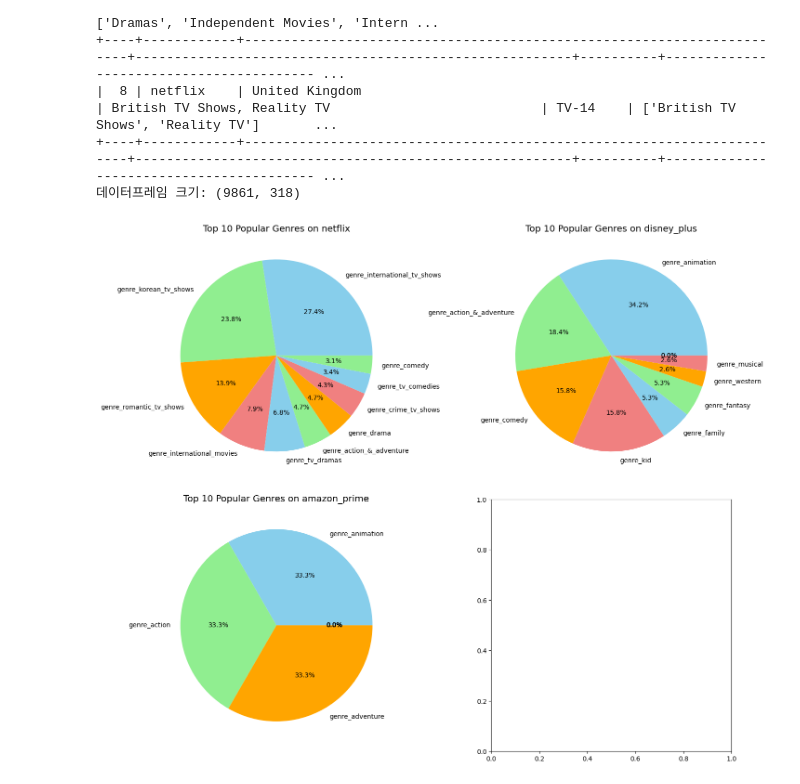
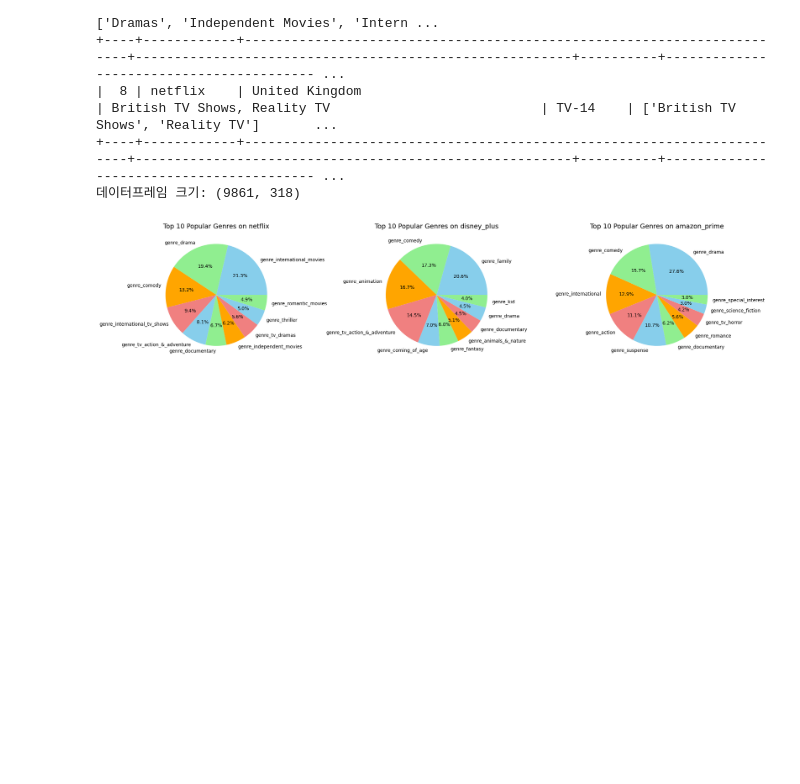
Before and after one commit to haedongmu/AIFFEL_quest_cr, a Jupyter notebook: Project/Dataton_age.ipynb, the cells around one changed output. Cells and saved outputs as stored; diff of their text form; code cells hidden in the pictures; blank space fills up the shorter version.

```diff
--- a/Project/Dataton_age.ipynb
+++ b/Project/Dataton_age.ipynb
@@ -208,43 +207,47 @@ print(f"데이터프레임 크기: {gropped_data.shape}")
 +----+------------+-----------------------------------------------------------------------+--------------------------------------------------------+----------+----------------------------------------- ...
 데이터프레임 크기: (9861, 318)
 # %%
-#각 플랫폼별로 한국콘텐츠 중 인기있는 장르 분석
+#각 플랫폼별로 콘텐츠 중 인기있는 장르 분석
 
 import matplotlib.pyplot as plt
 
 # 1. 한국 콘텐츠만 필터링 (country에 'South Korea' 포함)
-korean_content_data = gropped_data[gropped_data['country'].str.contains('South Korea', na=False)]
+#content_data = gropped_data[gropped_data['country'].str.contains('South Korea', na=False)]
+
+#글로벌 콘텐츠
+content_data = gropped_data
 
 # 2. 플랫폼 목록 추출
-platforms = korean_content_data['platform'].unique()
+platforms = content_data['platform'].unique()
 
 # 3. 각 플랫폼에 대해 상위 4개 장르 시각화
-fig, axes = plt.subplots(2, 2, figsize=(14, 12))
+fig, axes = plt.subplots(1, 3, figsize=(20, 10))
 
 top_ranking = 10
 # 4. 각 플랫폼에 대해 서브플롯에 차트 추가
 for i, platform in enumerate(platforms):
     # 각 서브플롯 위치
-    ax = axes[i // 2, i % 2]  # 2x2 배열로 서브플롯 배치
-    platform_data = korean_content_data[korean_content_data['platform'] == platform]
+    #ax = axes[i // 2, i % 2]  # 2x2 배열로 서브플롯 배치
+    ax = axes[i]
+    platform_data = content_data[content_data['platform'] == platform]
 
     # 5. 장르를 나타내는 'genre_'로 시작하는 컬럼을 필터링
     genre_columns = [col for col in platform_data.columns if col.startswith('genre_')]
 
     # 6. 각 장르에 대해 1인 값만 추출하여 해당 장르가 포함된 콘텐츠 카운트
     genre_counts = platform_data[genre_columns].sum()
 
     # 7. 상위 4개 장르 추출
     top_4_genres = genre_counts.sort_values(ascending=False).head(top_ranking)
 
     # 8. 파이 차트 시각화
     top_4_genres.plot(kind='pie', autopct='%1.1f%%', colors=['skyblue', 'lightgreen', 'orange', 'lightcoral'], ax=ax)
     ax.set_title(f'Top {top_ranking} Popular Genres on {platform}', fontsize=14)
     ax.set_ylabel('')  # y축 레이블 제거
 
 # 9. 레이아웃 조정
 plt.tight_layout()
 plt.show()
 # %% [output]
-[figure, old version]
+[figure, new version]
 # %%
```
Also changed, not shown: parts of 2 cells of this notebook.
